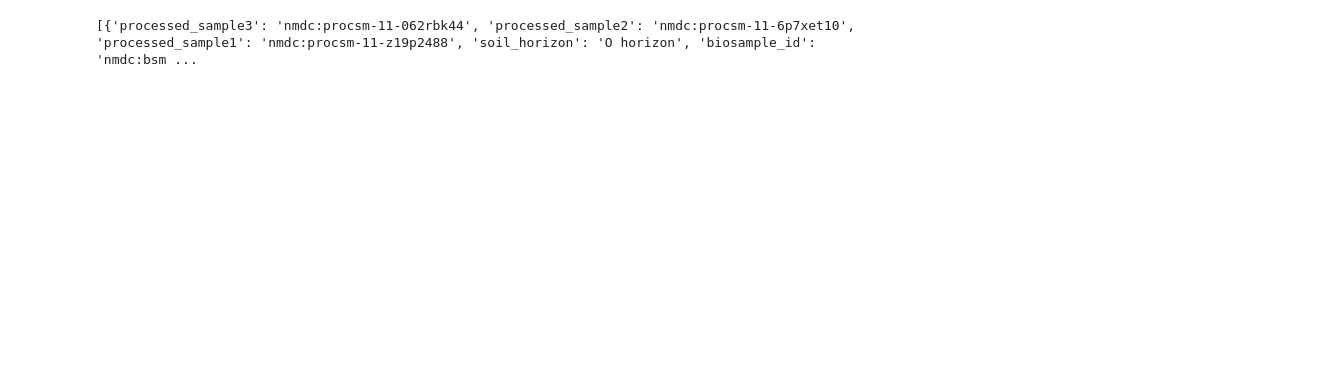
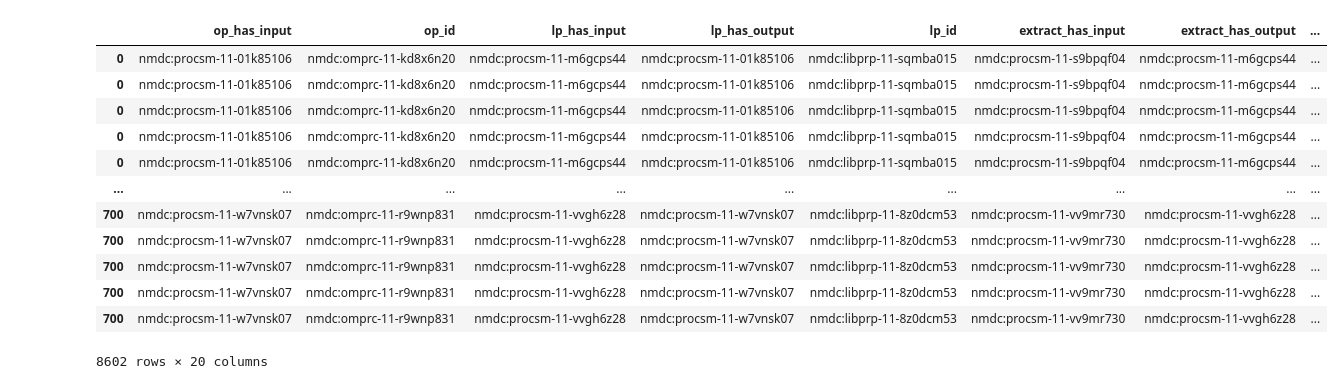
Before and after one commit to microbiomedata/nmdc_notebooks, a Jupyter notebook: taxonomic_dist_by_soil_layer/python/taxonomic_dist_soil_layer.ipynb, the cells around one changed output. Cells and saved outputs as stored; diff of their text form; code cells hidden in the pictures; blank space fills up the shorter version.

```diff
--- a/taxonomic_dist_by_soil_layer/python/taxonomic_dist_soil_layer.ipynb
+++ b/taxonomic_dist_by_soil_layer/python/taxonomic_dist_soil_layer.ipynb
@@ -260,7 +568,4 @@ print(merged_list[:2])
 # %%
-# Get metagenome_annotation_activity_set from "op_id"
-# Use the omics_process_set results identifier "op_id" to query the metagenome_annotation_activity_set collection matching
-# the "was_informed_by" field. Return "was_informed_by" and "has_output"
 meta_act_ann_set = get_id_results(omics_process_set, "op_id", "metagenome_annotation_activity_set", "was_informed_by", "has_output,was_informed_by,id")
 
 # clarify names
@@ -269,5 +574,7 @@ for mga in meta_act_ann_set:
     mga["mga_was_informed_by"] = mga.pop("was_informed_by")
     mga["mga_has_output"] = mga.pop("has_output")
 
-print(meta_act_ann_set[:2])
+# convert to data frame
+mga_df = convert_df(meta_act_ann_set)
+mga_df
 # %% [output]
@@ -275,6 +598,17 @@ print(meta_act_ann_set[:2])
 # %%
-# Merge metagenome activity set with merged_list on mga_has_input
-merged_list = merge_items(merged_list, meta_act_ann_set,  "op_id", "mga_was_informed_by")
-print(merged_list[:2])
+merged_df8 = merge_items(merged_df7, mga_df,  "op_id", "mga_was_informed_by", False, True, "mga_has_output")
+merged_df8
 # %% [output]
+|  | op_has_input | op_id | lp_has_input | lp_has_output | lp_id | extract_has_input | extract_has_output | ... |
+| 0 | nmdc:procsm-11-01k85106 | nmdc:omprc-11-kd8x6n20 | nmdc:procsm-11-m6gcps44 | nmdc:procsm-11-01k85106 | nmdc:libprp-11-sqmba015 | nmdc:procsm-11-s9bpqf04 | nmdc:procsm-11-m6gcps44 | ... |
+| 0 | nmdc:procsm-11-01k85106 | nmdc:omprc-11-kd8x6n20 | nmdc:procsm-11-m6gcps44 | nmdc:procsm-11-01k85106 | nmdc:libprp-11-sqmba015 | nmdc:procsm-11-s9bpqf04 | nmdc:procsm-11-m6gcps44 | ... |
+| 0 | nmdc:procsm-11-01k85106 | nmdc:omprc-11-kd8x6n20 | nmdc:procsm-11-m6gcps44 | nmdc:procsm-11-01k85106 | nmdc:libprp-11-sqmba015 | nmdc:procsm-11-s9bpqf04 | nmdc:procsm-11-m6gcps44 | ... |
+| 0 | nmdc:procsm-11-01k85106 | nmdc:omprc-11-kd8x6n20 | nmdc:procsm-11-m6gcps44 | nmdc:procsm-11-01k85106 | nmdc:libprp-11-sqmba015 | nmdc:procsm-11-s9bpqf04 | nmdc:procsm-11-m6gcps44 | ... |
+| 0 | nmdc:procsm-11-01k85106 | nmdc:omprc-11-kd8x6n20 | nmdc:procsm-11-m6gcps44 | nmdc:procsm-11-01k85106 | nmdc:libprp-11-sqmba015 | nmdc:procsm-11-s9bpqf04 | nmdc:procsm-11-m6gcps44 | ... |
+| ... | ... | ... | ... | ... | ... | ... | ... | ... |
+| 700 | nmdc:procsm-11-w7vnsk07 | nmdc:omprc-11-r9wnp831 | nmdc:procsm-11-vvgh6z28 | nmdc:procsm-11-w7vnsk07 | nmdc:libprp-11-8z0dcm53 | nmdc:procsm-11-vv9mr730 | nmdc:procsm-11-vvgh6z28 | ... |
+| 700 | nmdc:procsm-11-w7vnsk07 | nmdc:omprc-11-r9wnp831 | nmdc:procsm-11-vvgh6z28 | nmdc:procsm-11-w7vnsk07 | nmdc:libprp-11-8z0dcm53 | nmdc:procsm-11-vv9mr730 | nmdc:procsm-11-vvgh6z28 | ... |
+| 700 | nmdc:procsm-11-w7vnsk07 | nmdc:omprc-11-r9wnp831 | nmdc:procsm-11-vvgh6z28 | nmdc:procsm-11-w7vnsk07 | nmdc:libprp-11-8z0dcm53 | nmdc:procsm-11-vv9mr730 | nmdc:procsm-11-vvgh6z28 | ... |
+| 700 | nmdc:procsm-11-w7vnsk07 | nmdc:omprc-11-r9wnp831 | nmdc:procsm-11-vvgh6z28 | nmdc:procsm-11-w7vnsk07 | nmdc:libprp-11-8z0dcm53 | nmdc:procsm-11-vv9mr730 | nmdc:procsm-11-vvgh6z28 | ... |
+| 700 | nmdc:procsm-11-w7vnsk07 | nmdc:omprc-11-r9wnp831 | nmdc:procsm-11-vvgh6z28 | nmdc:procsm-11-w7vnsk07 | nmdc:libprp-11-8z0dcm53 | nmdc:procsm-11-vv9mr730 | nmdc:procsm-11-vvgh6z28 | ... |
-[{'processed_sample3': 'nmdc:procsm-11-062rbk44', 'processed_sample2': 'nmdc:procsm-11-6p7xet10', 'processed_sample1': 'nmdc:procsm-11-z19p2488', 'soil_horizon': 'O horizon', 'biosample_id': 'nmdc:bsm ...
+8602 rows × 20 columns
```
Also changed, not shown: parts of 72 cells of this notebook, 1 other file.
